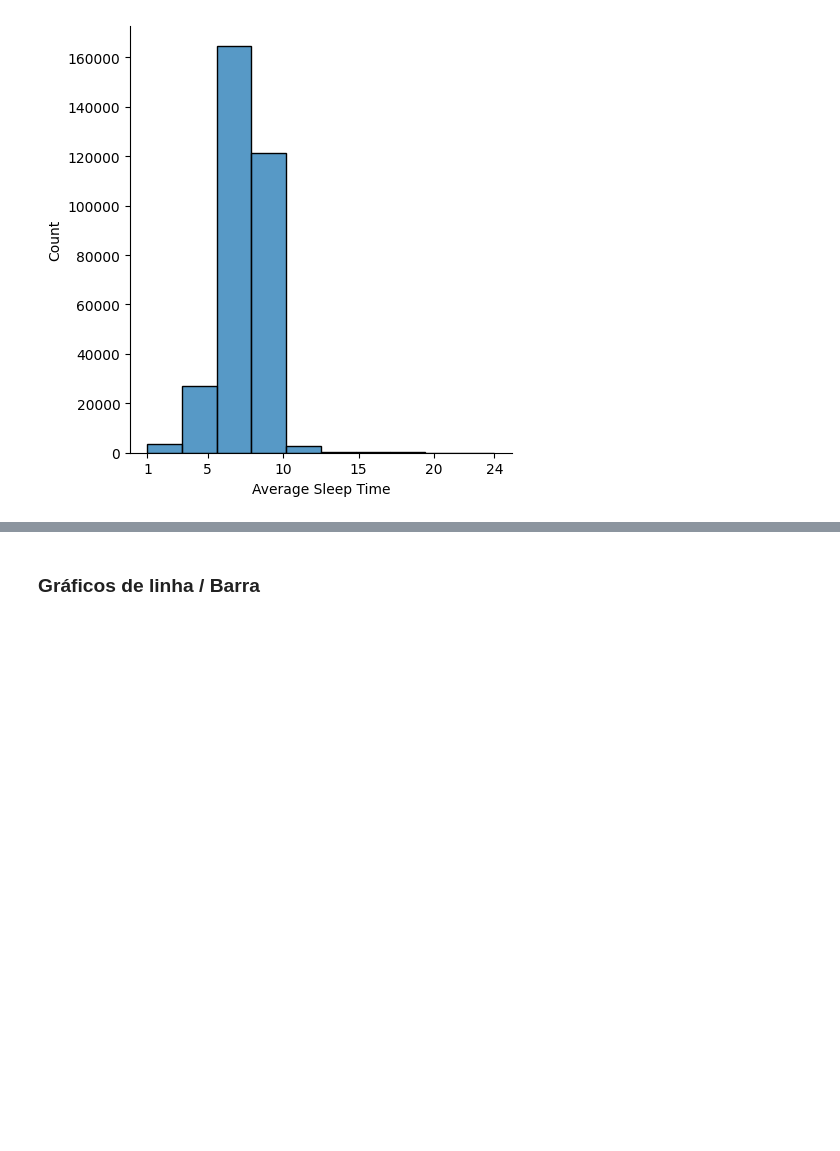
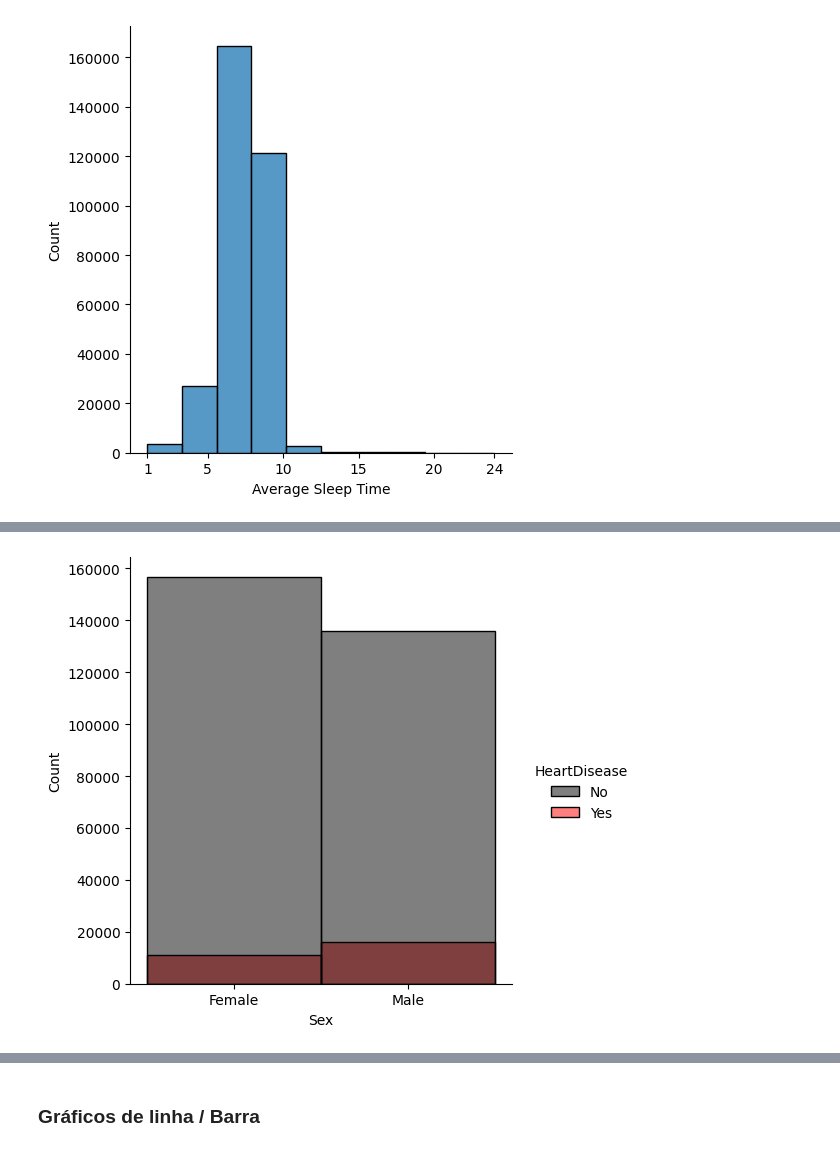
Before and after one commit to erlonL/Projeto-ICD, a Jupyter notebook: projeto.ipynb, the cells around one changed output, grey strips where cells are left out. Drawn from its saved outputs; the diff is of its cells as text; code cells hidden in the pictures; blank space fills up the shorter version.

```diff
--- a/projeto.ipynb
+++ b/projeto.ipynb
@@ -259,0 +261,6 @@ plt.show()
+# %%
+# Relação de gênero e problemas no coração
+sns.displot(data = df, x = "Sex", hue = 'HeartDisease', alpha = 0.5, palette = reversed("dark"))
+plt.show()
+# %% [output]
+[figure, added]
```
Also changed, not shown: parts of 13 cells of this notebook.
